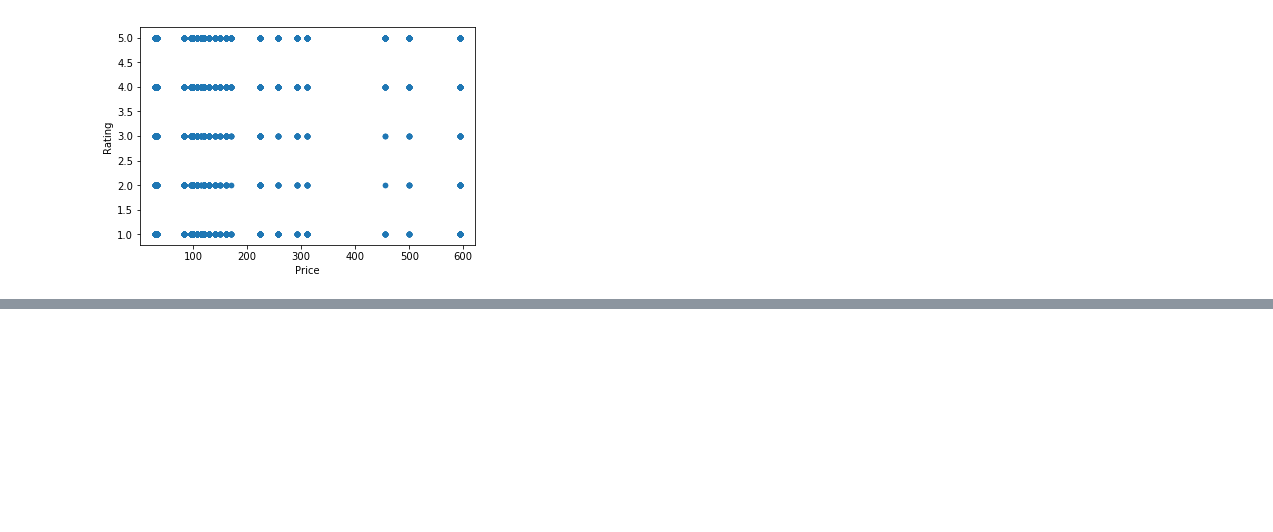
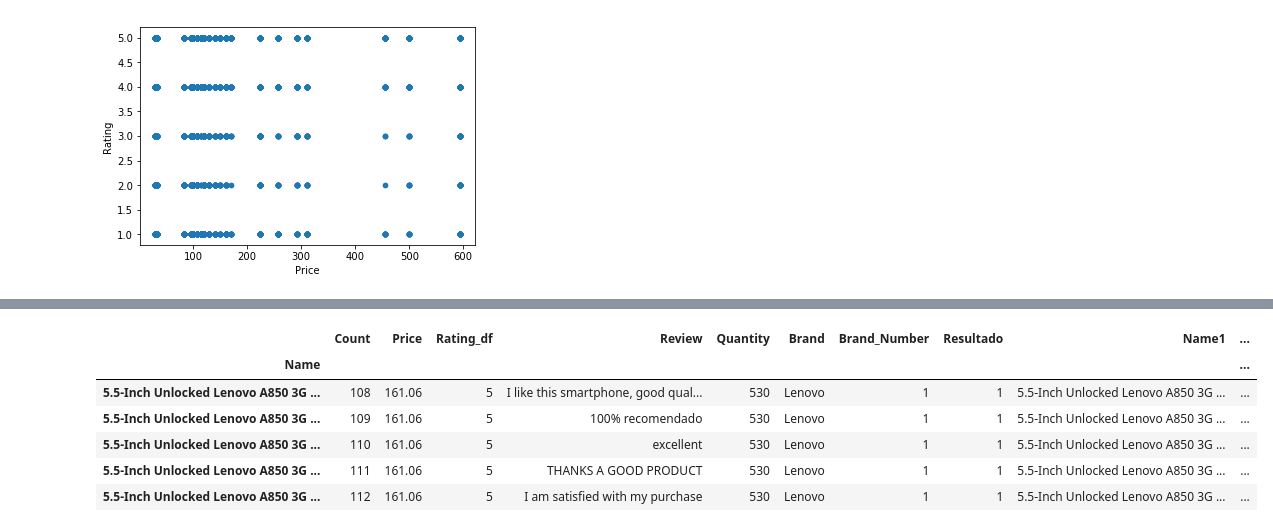
Before and after one commit to HeMatita/Projeto3Dados-, a Jupyter notebook: Projeto 3 .ipynb, the cells around one changed output, grey strips where cells are left out. Saved outputs shown, nothing was run; the diff lists cells and outputs as text; code cells hidden in the pictures; blank space fills up the shorter version.

```diff
--- a/Projeto 3 .ipynb
+++ b/Projeto 3 .ipynb
@@ -38,3 +43,8 @@ df.plot.scatter(x = 'Price', y = 'Rating')
 # %% [output]
 <matplotlib.axes._subplots.AxesSubplot at 0x...>
 [figure]
+# %%
+#Naive Bayes dos comentários
+import pickle
+dteste = pickle.load(open('Bayes.p', 'rb'))
+dteste.head()
@@ -40,0 +83,12 @@ df.plot.scatter(x = 'Price', y = 'Rating')
+# %%
+#juntando ao DataFrame as médias (Rating)
+df_joined = df.set_index('Name').join(df_rate.set_index('Name'), how='inner', lsuffix='_df', rsuffix='_df_rate')
+df_joined.head()
+# %% [output]
+|  | Count | Price | Rating_df | Review | Quantity | Brand | Brand_Number | Resultado | Name1 | ... |
+| Name |  |  |  |  |  |  |  |  |  | ... |
+| 5.5-Inch Unlocked Lenovo A850 3G ... | 108 | 161.06 | 5 | I like this smartphone, good qual... | 530 | Lenovo | 1 | 1 | 5.5-Inch Unlocked Lenovo A850 3G ... | ... |
+| 5.5-Inch Unlocked Lenovo A850 3G ... | 109 | 161.06 | 5 | 100% recomendado | 530 | Lenovo | 1 | 1 | 5.5-Inch Unlocked Lenovo A850 3G ... | ... |
+| 5.5-Inch Unlocked Lenovo A850 3G ... | 110 | 161.06 | 5 | excellent | 530 | Lenovo | 1 | 1 | 5.5-Inch Unlocked Lenovo A850 3G ... | ... |
+| 5.5-Inch Unlocked Lenovo A850 3G ... | 111 | 161.06 | 5 | THANKS A GOOD PRODUCT | 530 | Lenovo | 1 | 1 | 5.5-Inch Unlocked Lenovo A850 3G ... | ... |
+| 5.5-Inch Unlocked Lenovo A850 3G ... | 112 | 161.06 | 5 | I am satisfied with my purchase | 530 | Lenovo | 1 | 1 | 5.5-Inch Unlocked Lenovo A850 3G ... | ... |
```
Also changed, not shown: parts of 9 cells of this notebook.
